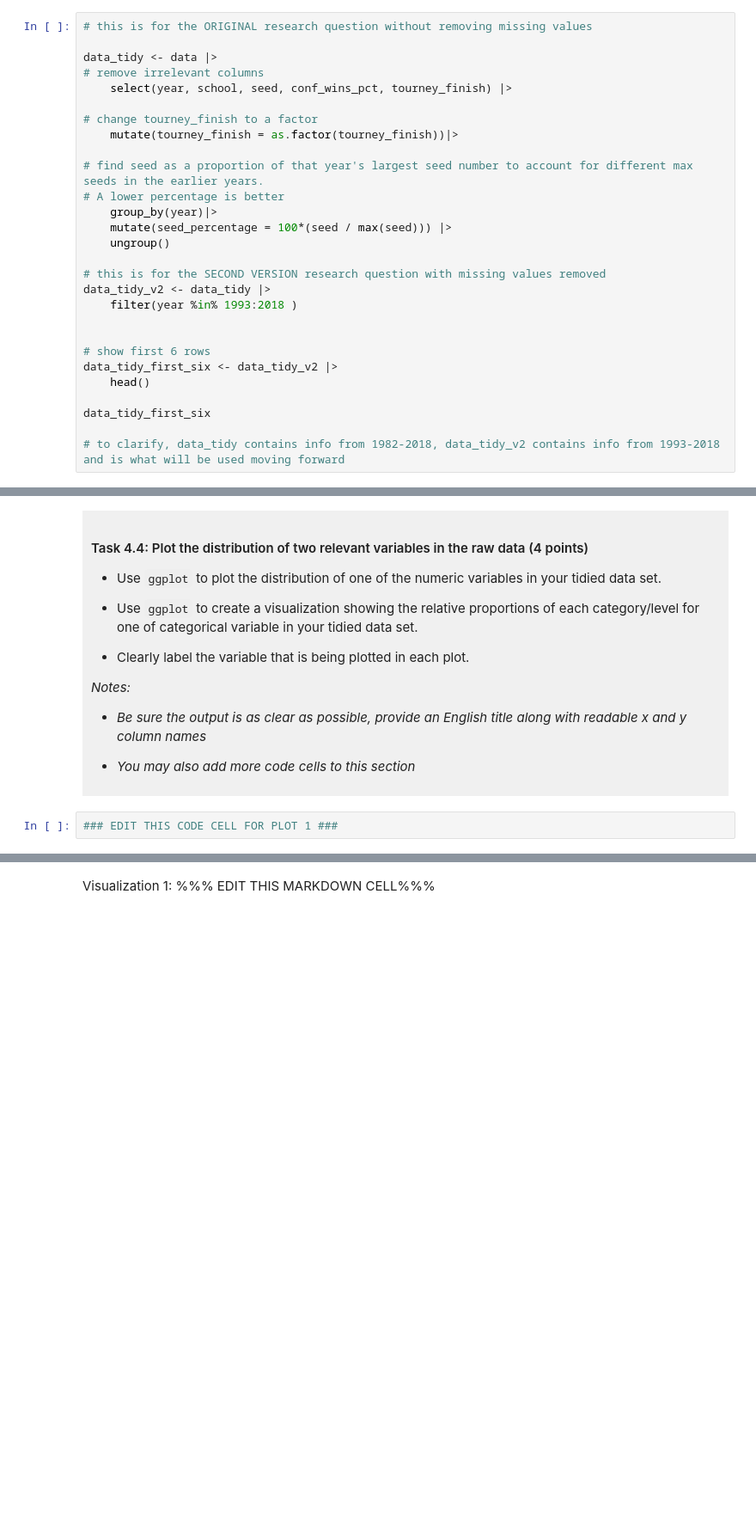
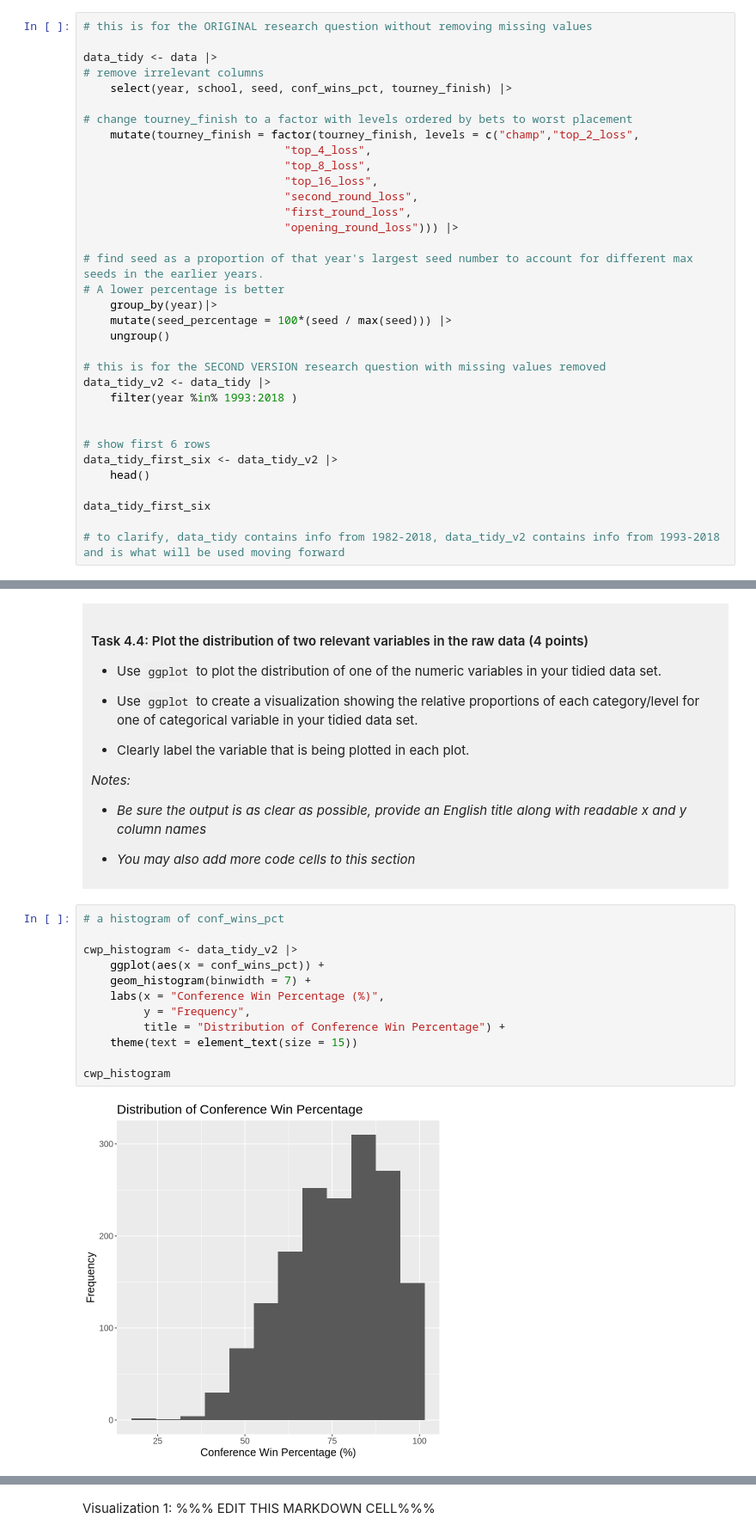
Before and after one commit to tarynluu/dsci-100-project-taryn-lu, a Jupyter notebook: dsci-100-project-notebook.ipynb, the cells around one changed output, grey strips where cells are left out. Shown at 86% size. Cells and saved outputs as stored; diff of their text form; blank space fills up the shorter version.

Commit message:
Task 4.4 and changed tourney_finish factor level order

```diff
--- a/dsci-100-project-notebook.ipynb
+++ b/dsci-100-project-notebook.ipynb
@@ -233,8 +233,14 @@ data_tidy <- data |>
 # remove irrelevant columns
     select(year, school, seed, conf_wins_pct, tourney_finish) |>
 
-# change tourney_finish to a factor
-    mutate(tourney_finish = as.factor(tourney_finish))|>
+# change tourney_finish to a factor with levels ordered by bets to worst placement
+    mutate(tourney_finish = factor(tourney_finish, levels = c("champ","top_2_loss",
+                              "top_4_loss",
+                              "top_8_loss",
+                              "top_16_loss",
+                              "second_round_loss",
+                              "first_round_loss",
+                              "opening_round_loss"))) |>
 
 # find seed as a proportion of that year's largest seed number to account for different max seeds in the earlier years.
 # A lower percentage is better
@@ -425,5 +431,17 @@ A tibble: 7 × 2
 
 </div>
 # %%
-### EDIT THIS CODE CELL FOR PLOT 1 ###
+# a histogram of conf_wins_pct
+
+cwp_histogram <- data_tidy_v2 |>
+    ggplot(aes(x = conf_wins_pct)) +
+    geom_histogram(binwidth = 7) +
+    labs(x = "Conference Win Percentage (%)",
+         y = "Frequency",
+         title = "Distribution of Conference Win Percentage") +
+    theme(text = element_text(size = 15))
+
+cwp_histogram
+# %% [output]
+[figure, added]
 # %%
```
Also changed, not shown: parts of 2 cells of this notebook.
